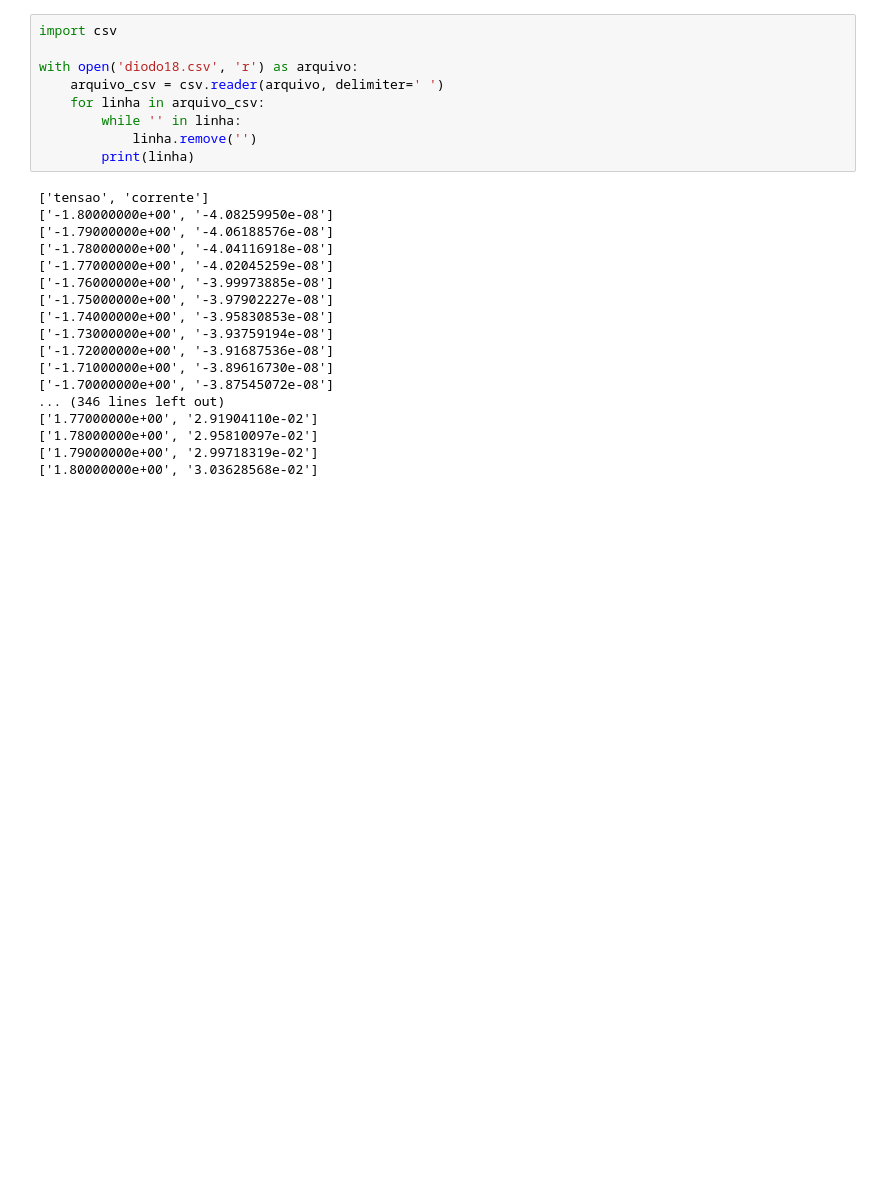
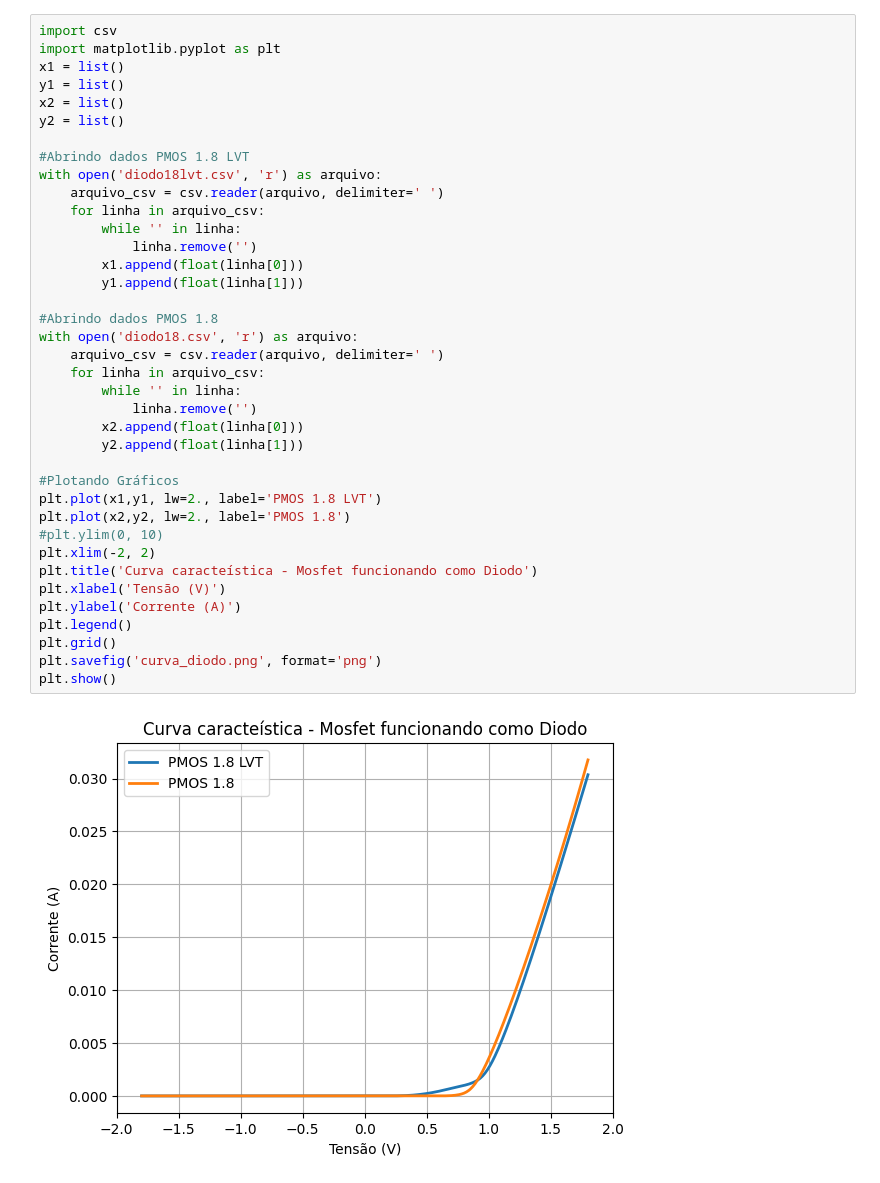
Before and after one commit to edsonsilva17/tcc_eng_final, a Jupyter notebook: xschem/simulations/dados simulações/gerador_graficos.ipynb, the cells around one changed output. Cells and saved outputs as stored; diff of their text form; blank space fills up the shorter version.

```diff
--- a/xschem/simulations/dados simulações/gerador_graficos.ipynb
+++ b/xschem/simulations/dados simulações/gerador_graficos.ipynb
@@ -25,27 +1,40 @@ print(diodo18)
-# %%
-import csv
-
-with open('diodo18.csv', 'r') as arquivo:
-    arquivo_csv = csv.reader(arquivo, delimiter=' ')
-    for linha in arquivo_csv:
-        while '' in linha:
-            linha.remove('')
-        print(linha)
-# %% [output]
-['tensao', 'corrente']
-['-1.80000000e+00', '-4.08259950e-08']
-['-1.79000000e+00', '-4.06188576e-08']
-['-1.78000000e+00', '-4.04116918e-08']
-['-1.77000000e+00', '-4.02045259e-08']
-['-1.76000000e+00', '-3.99973885e-08']
-['-1.75000000e+00', '-3.97902227e-08']
-['-1.74000000e+00', '-3.95830853e-08']
-['-1.73000000e+00', '-3.93759194e-08']
-['-1.72000000e+00', '-3.91687536e-08']
-['-1.71000000e+00', '-3.89616730e-08']
-['-1.70000000e+00', '-3.87545072e-08']
-... (346 lines left out)
-['1.77000000e+00', '2.91904110e-02']
-['1.78000000e+00', '2.95810097e-02']
-['1.79000000e+00', '2.99718319e-02']
-['1.80000000e+00', '3.03628568e-02']
+# %%
+import csv
+import matplotlib.pyplot as plt
+x1 = list()
+y1 = list()
+x2 = list()
+y2 = list()
+
+#Abrindo dados PMOS 1.8 LVT
+with open('diodo18lvt.csv', 'r') as arquivo:
+    arquivo_csv = csv.reader(arquivo, delimiter=' ')
+    for linha in arquivo_csv:
+        while '' in linha:
+            linha.remove('')
+        x1.append(float(linha[0]))
+        y1.append(float(linha[1]))
+
+#Abrindo dados PMOS 1.8
+with open('diodo18.csv', 'r') as arquivo:
+    arquivo_csv = csv.reader(arquivo, delimiter=' ')
+    for linha in arquivo_csv:
+        while '' in linha:
+            linha.remove('')
+        x2.append(float(linha[0]))
+        y2.append(float(linha[1]))
+
+#Plotando Gráficos
+plt.plot(x1,y1, lw=2., label='PMOS 1.8 LVT')
+plt.plot(x2,y2, lw=2., label='PMOS 1.8')
+#plt.ylim(0, 10)
+plt.xlim(-2, 2)
+plt.title('Curva caracteística - Mosfet funcionando como Diodo')
+plt.xlabel('Tensão (V)')
+plt.ylabel('Corrente (A)')
+plt.legend()
+plt.grid()
+plt.savefig('curva_diodo.png', format='png')
+plt.show()
+# %% [output]
+[figure, added]
```
Also changed, not shown: parts of 4 cells of this notebook, 16 other files.
